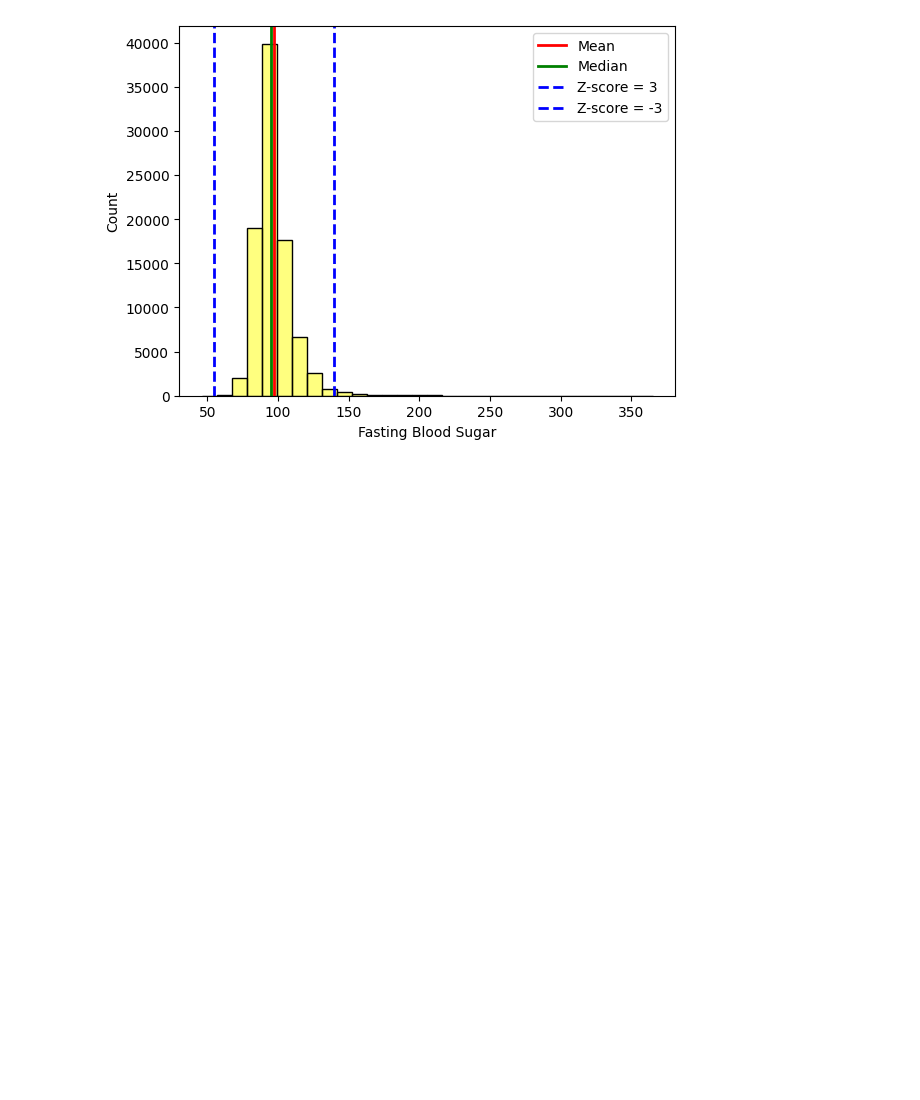
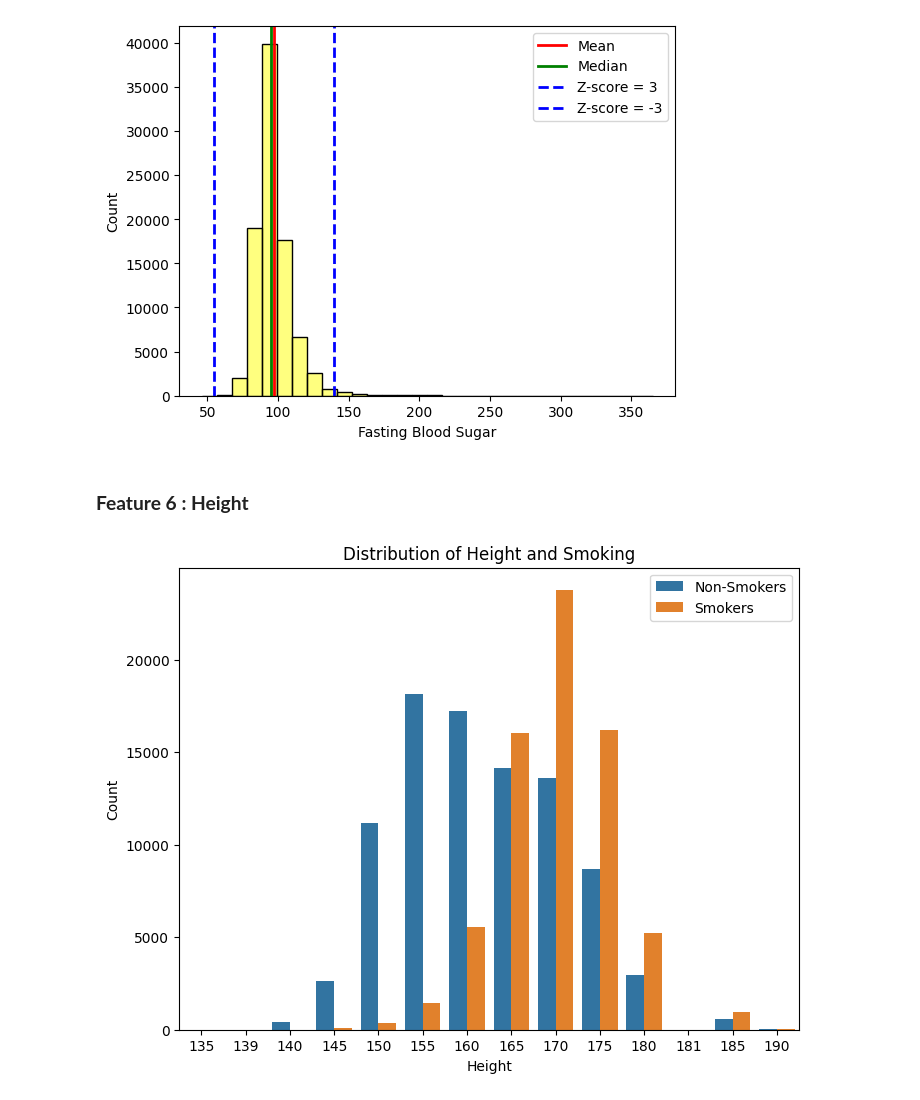
Before and after one commit to ahmedoy/SmokingData-Classification, a Jupyter notebook: data_analysis.ipynb, the cells around one changed output. Cells and saved outputs as stored; diff of their text form; code cells hidden in the pictures; blank space fills up the shorter version.

Commit message:
Height-feature

```diff
--- a/data_analysis.ipynb
+++ b/data_analysis.ipynb
@@ -401,3 +532,17 @@ plt.show()
 +--------------------+---------+
 [figure]
 [figure]
+# %% [markdown]
+### **Feature 6 : Height**
+# %%
+# Distribution of Height Feature with respect to the target
+
+plt.figure(figsize=(8, 6))
+sns.countplot(x="height(cm)", data=df, hue="smoking")
+plt.xlabel('Height')
+plt.ylabel('Count')
+plt.title('Distribution of Height and Smoking')
+plt.legend(labels=["Non-Smokers", "Smokers"])
+plt.show()
+# %% [output]
+[figure, added]
```
Also changed, not shown: parts of 5 cells of this notebook.
